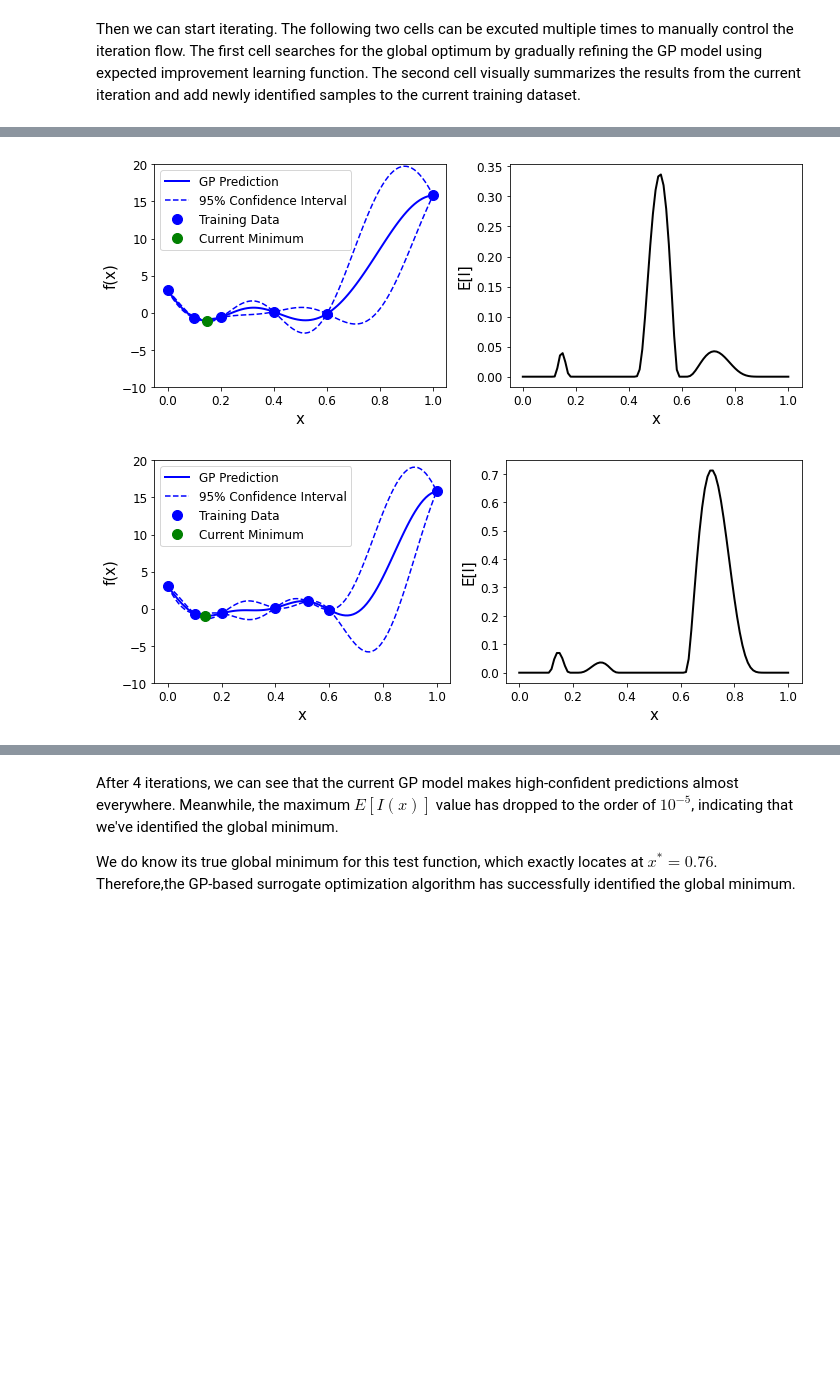
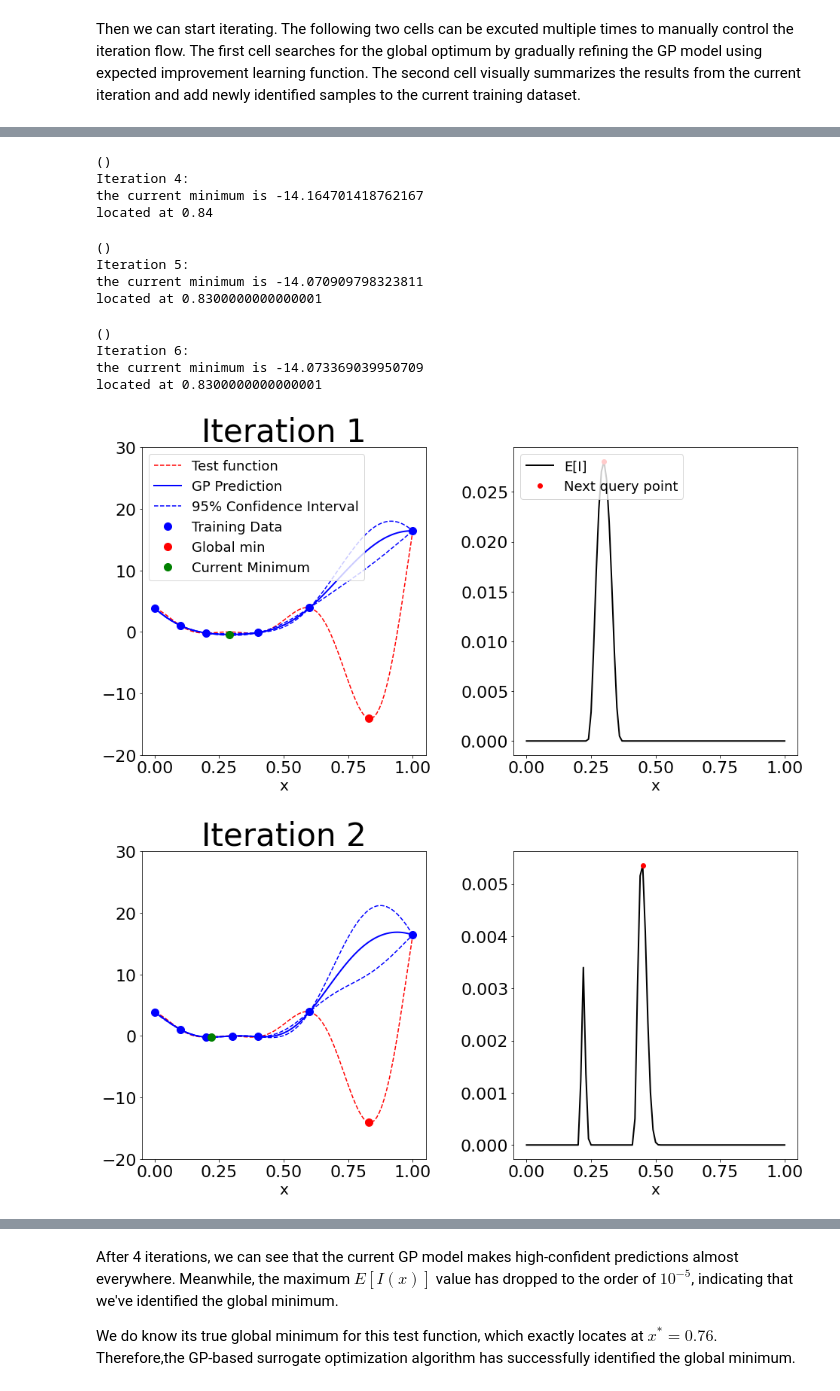
Before and after one commit to afrojaakter/Surrogate-Based-Optimization, a Jupyter notebook: GP_ActiveLearning_E_Improvement.ipynb, the cells around one changed output, grey strips where cells are left out. Drawn from its saved outputs; the diff is of its cells as text; code cells hidden in the pictures; blank space fills up the shorter version.

```diff
--- a/GP_ActiveLearning_E_Improvement.ipynb
+++ b/GP_ActiveLearning_E_Improvement.ipynb
@@ -21,6 +21,8 @@ import seaborn as sns
 import statsmodels.api as sm
 import pandas as pd
 import os
+plt.rcParams['figure.figsize'] = [8, 8]
+plt.rcParams.update({'font.size': 18})
 
 np.set_printoptions(precision =2, suppress = True)
 # %% [markdown]
@@ -30,13 +32,13 @@ So, we can visually identify the global minimum of this test function by plottin
 # %%
 # Test function values
 X_test = np.arange(0, 1.01, 0.01)
-y_test = (6*X_test - 2)**2*np.sin(12*X_test - 4)
+y_test = (X_test*7-2)**2*np.sin(X_test*12-5)#(6*X_test - 2)**2*np.sin(12*X_test - 4)
 
 # Plot test function
 plt.plot(X_test, y_test, 'r--', label = 'Test function')
 plt.xlabel('x', fontsize= 15)
 plt.ylabel('f(x)', fontsize= 15)
-plt.ylim([-10, 20])
+plt.ylim([-20, 20])
 
 # Plot global minimum
 min_index = np.argmin(y_test)
@@ -59,8 +61,9 @@ In order to search for global minimum, we will use surrogate optimization techni
 Here, I will use GP model as the surrogate model. The prediction $y$ of GP model at a sample location $x$ follows a normal distribution, i.e., $y \sim N(\mu(x), \sigma(x)^2$
 # %%
 # Initial training data
+noise_level = 0.1
 X_train = np.array([[0,0.1,0.2,0.4,0.6,1]]).T
-y_train = (X_train*6-2)**2*np.sin(X_train*12-4) #(8*X_test - 4)**2*np.sin(12*X_test - 5)
+y_train = (7*X_train - 2)**2*np.sin(12*X_train - 5) + np.random.randn()*noise_level
 # %%
 # Train initial Gaussian Process (GP) model
 kernel = gp.kernels.ConstantKernel(1.0,(1e-1,1e3))*gp.kernels.RBF(1.0,(1e-3,1e3))
@@ -219,7 +232,7 @@ iteration = 0
 # %% [markdown]
 Then we can start iterating. The following two cells can be excuted multiple times to manually control the iteration flow. The first cell searches for the global optimum by gradually refining the GP model using expected improvement learning function. The second cell visually summarizes the results from the current iteration and add newly identified samples to the current training dataset.
 # %%
-for i in range(4):
+for i in range(7):
   # 1-GP model training and predicting
   model.fit(X_train, y_train)
   y_pred, pred_std = model.predict(candidates.reshape((-1, 1)), return_std=True)
@@ -233,9 +246,10 @@ for i in range(4):
   # 3-Select next sample
   pred_std += 1e-8        # To prevent zero standard deviation value
   new_sample, EI = EI_learning(candidates, y_pred, pred_std)
+  print(new_sample.shape)
 
   # 4-Calculate the true label of the new sample
-  y_sample = (new_sample*6-2)**2*np.sin(new_sample*12-4)
+  y_sample = (new_sample*7-2)**2*np.sin(new_sample*12-5)#(new_sample*6-2)**2*np.sin(new_sample*12-4)
 
   # 5-Display iteration info
   summary = 'Iteration summary:'
@@ -250,25 +264,31 @@ for i in range(4):
   print(Iteration_summary)
 
   # 6-Iteration assessment
-  fig, axs = plt.subplots(1,2,figsize=(10,4))
+  fig, axs = plt.subplots(1,2,figsize=(14,8))
+  axs[0].plot(X_test, y_test, 'r--', label = 'Test function')
   axs[0].plot(X_test,y_test_pred,'b-',linewidth=2,label='GP Prediction')
   axs[0].plot(X_test,y_test_pred+1.95*pred_test_std,'b--',linewidth=1.5)
   axs[0].plot(X_test,y_test_pred-1.95*pred_test_std,'b--',linewidth=1.5,label='95% Confidence Interval')
   axs[0].plot(X_train,y_train,'bo',markerfacecolor='b',markersize=10,label='Training Data')
-  axs[0].set_xlabel('x', fontsize=15)
-  axs[0].set_ylabel('f(x)', fontsize=15)
+  axs[0].plot(X_test[min_index], y_test[min_index], 'ro',
+         label = 'Global min', markersize = 10)
+  axs[0].set_xlabel('x', fontsize=20)
+  axs[0].set_title('Iteration %i'%(i+1))
   axs[0].plot(location,current_min,'go',
           markerfacecolor='g',markersize=10,label='Current Minimum');
-  axs[0].legend(loc="upper left",prop={'size': 12})
-  axs[0].tick_params(axis='both', which='major', labelsize=12)
-  axs[0].set_ylim([-10,20]);
+  if i == 0:
+    axs[0].legend(loc="upper left",prop={'size': 18})
+  axs[0].tick_params(axis='both', which='major', labelsize=22)
+  axs[0].set_ylim([-20,30]);
 
-  axs[1].plot(X_test,EI,'k-',linewidth=2)
-  axs[1].set_xlabel('x', fontsize=15)
-  axs[1].set_ylabel('E[I]', fontsize=15)
-  axs[1].tick_params(axis='both', which='major', labelsize=12)
+
+  axs[1].plot(X_test,EI,'k-',linewidth=2, label = 'E[I]')
+  axs[1].plot(X_test[np.argmax(EI)],np.max(EI), 'ro', label = 'Next query point')
+  axs[1].set_xlabel('x', fontsize=20)
+  if i == 0:
+    axs[1].legend(loc="upper left",prop={'size': 18})
+  axs[1].tick_params(axis='both', which='major', labelsize=22)
   fig.tight_layout();
-  fig.savefig('Later_iteration.png')
 
   # 7-Enrich training dataset
   X_train = np.vstack((X_train,new_sample))
@@ -290,2 +314,14 @@ located at 0.76
+()
+Iteration 4:
+the current minimum is -14.164701418762167
+located at 0.84
+()
+Iteration 5:
+the current minimum is -14.070909798323811
+located at 0.8300000000000001
+()
+Iteration 6:
+the current minimum is -14.073369039950709
+located at 0.8300000000000001
-[figure, old version]
+[figure, new version]
-[figure, old version]
+[figure, new version]
```
Also changed, not shown: parts of 4 cells of this notebook.
